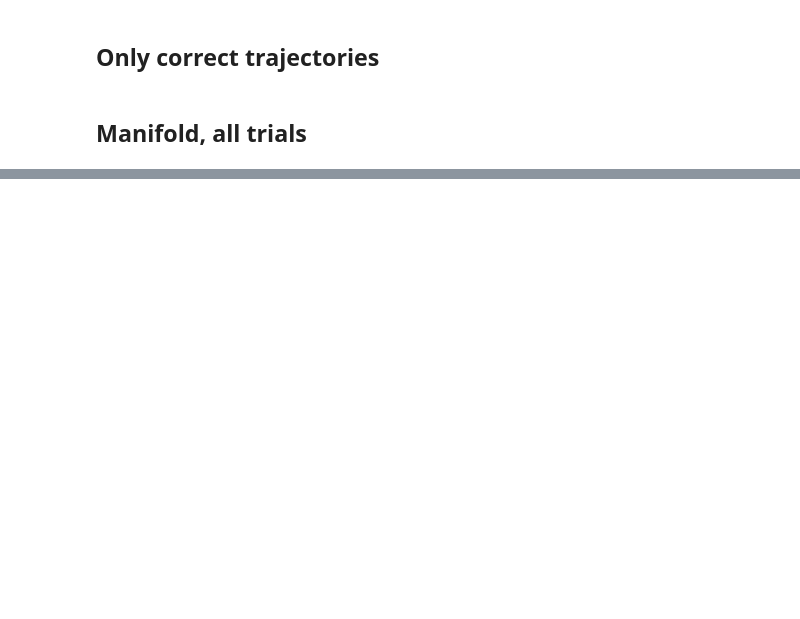
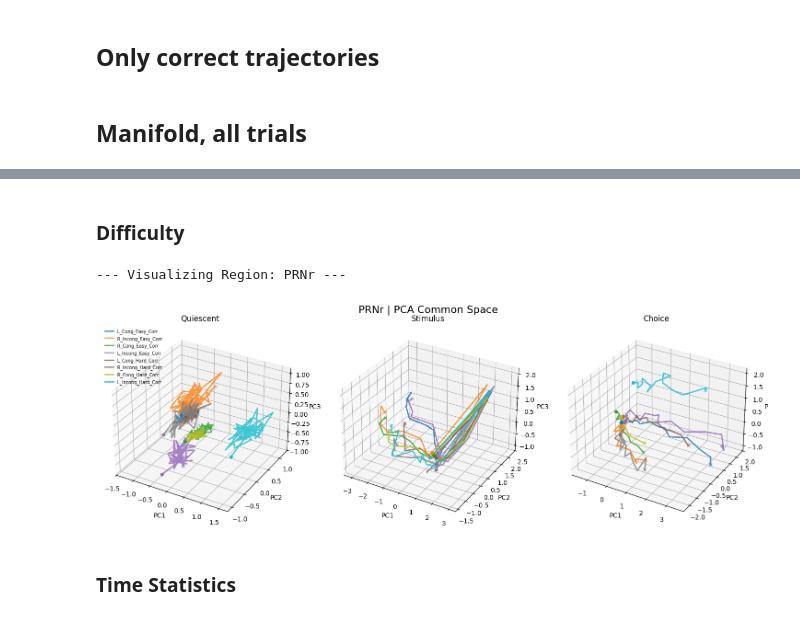
Before and after one commit to debottamKundu/ibl-partial-info-decomp, a Jupyter notebook: notebooks/simple_manifold_sanity.ipynb, the cells around one changed output, grey strips where cells are left out. Saved outputs shown, nothing was run; the diff lists cells and outputs as text; code cells hidden in the pictures; blank space fills up the shorter version.

```diff
--- a/notebooks/simple_manifold_sanity.ipynb
+++ b/notebooks/simple_manifold_sanity.ipynb
@@ -137,0 +135,23 @@ NameError: name 'one' is not defined
+# %% [markdown]
+### Difficulty
+# %%
+with open("../data/generated/manifold/bwm_accumulated_data_correct_difficulty.pkl", "rb") as f:
+    dx_all_difficulty = pkl.load(f)
+# %%
+conds = [
+    "L_Cong_Easy_Corr",
+    "R_Incong_Easy_Corr",
+    "R_Cong_Easy_Corr",
+    "L_Incong_Easy_Corr",
+    "L_Cong_Hard_Corr",
+    "R_Incong_Hard_Corr",
+    "R_Cong_Hard_Corr",
+    "L_Incong_Hard_Corr",
+]
+# %%
+plot_pcas_separate_decomposition_adapted(dx_all_difficulty, region="PRNr", cond_names=conds)
+# %% [output]
+--- Visualizing Region: PRNr ---
+[figure, added]
+# %% [markdown]
+### Time Statistics
```
Also changed, not shown: parts of 6 cells of this notebook, 3 other files.
